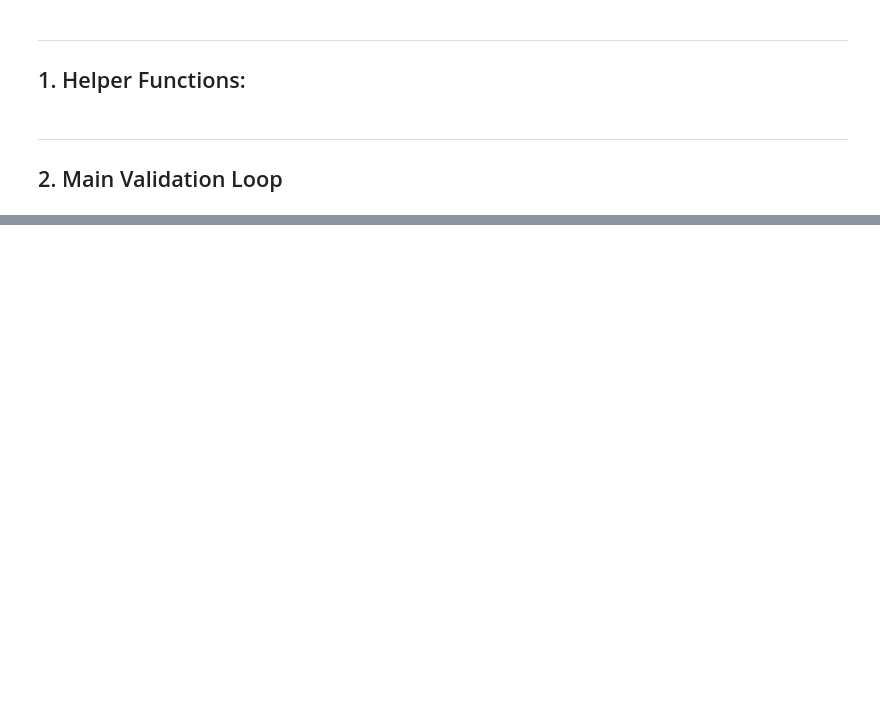
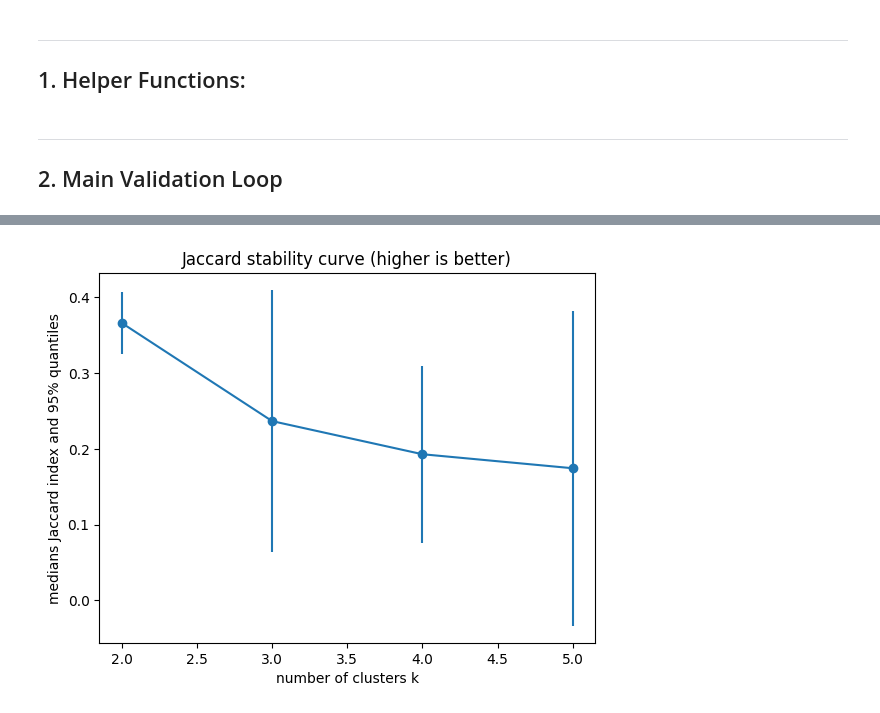
Before and after one commit to DataSlingers/CARVE, a Jupyter notebook: SketchV1.ipynb, the cells around one changed output, grey strips where cells are left out. Saved outputs shown, nothing was run; the diff lists cells and outputs as text; code cells hidden in the pictures; blank space fills up the shorter version.

```diff
--- a/SketchV1.ipynb
+++ b/SketchV1.ipynb
@@ -312,0 +498,11 @@ iqr_cluster_jaccard = np.median(cluster_iqrs)
+# %%
+medians = [results_by_k[k]['stats']['median_jaccard'] for k in ks]
+iqr = [results_by_k[k]['stats']['iqr_jaccard'] for k in ks]
+
+plt.errorbar(ks, medians, yerr=iqr, fmt='-o')
+plt.xlabel('number of clusters k')
+plt.ylabel('medians Jaccard index and 95% quantiles')
+plt.title('Jaccard stability curve (higher is better)')
+plt.show()
+# %% [output]
+[figure, added]
```
Also changed, not shown: parts of 21 cells of this notebook.
